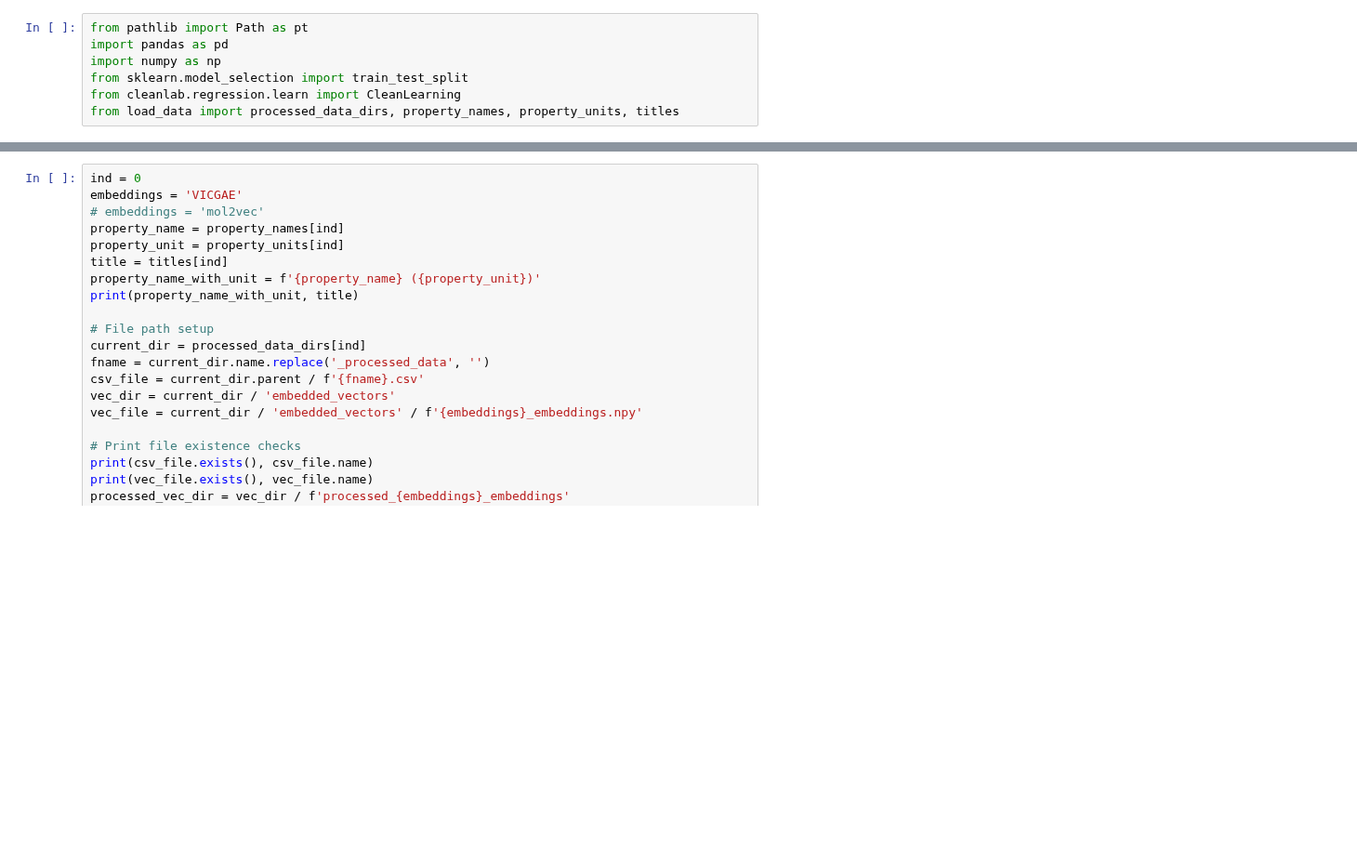
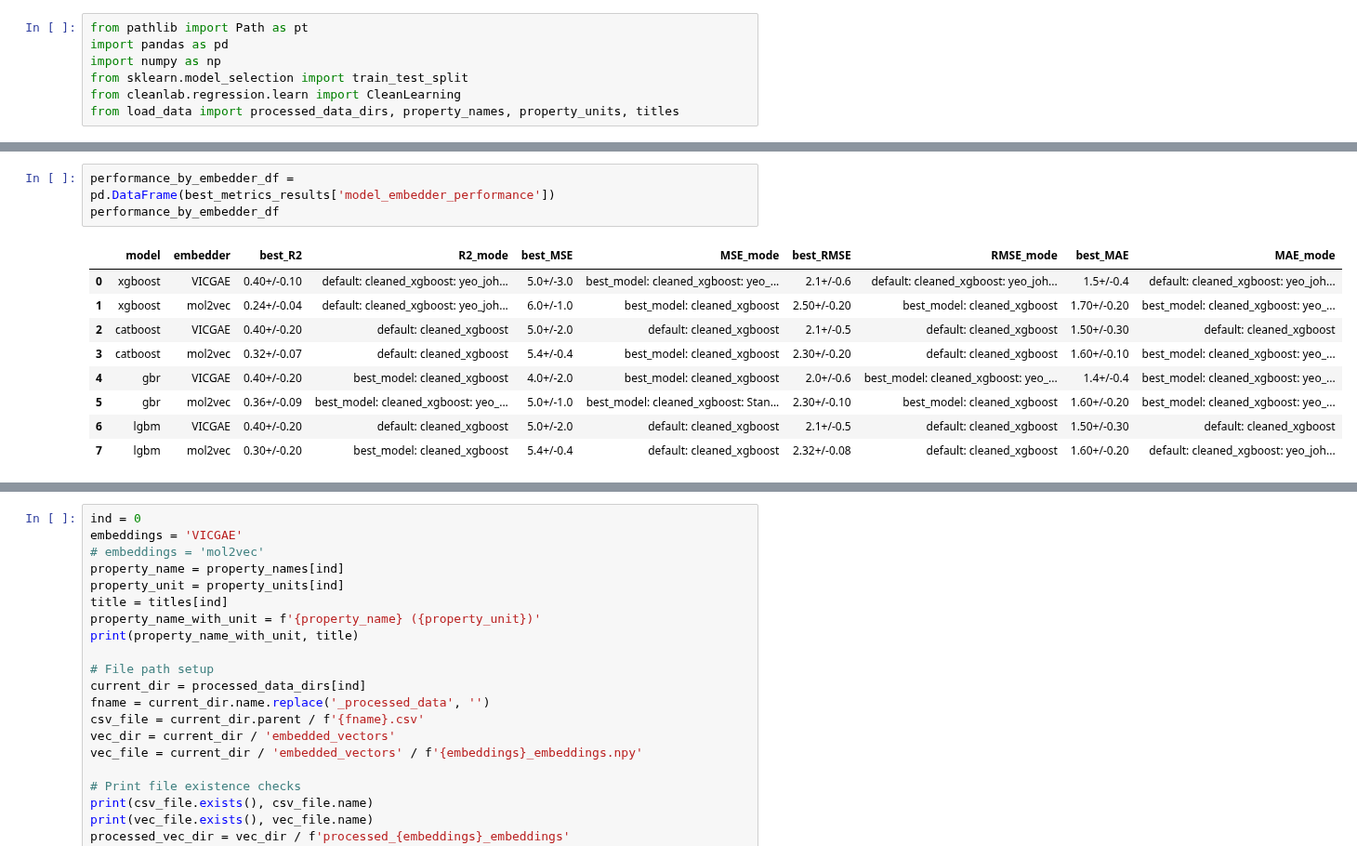
Before and after one commit to aravindhnivas/cxml_py, a Jupyter notebook: notebooks/testing.ipynb, the cells around one changed output, grey strips where cells are left out. Shown at 93% size. Saved outputs shown, nothing was run; the diff lists cells and outputs as text; blank space fills up the shorter version.

```diff
--- a/notebooks/testing.ipynb
+++ b/notebooks/testing.ipynb
@@ -7,0 +206,13 @@ from load_data import processed_data_dirs, property_names, property_units, title
+# %%
+performance_by_embedder_df = pd.DataFrame(best_metrics_results['model_embedder_performance'])
+performance_by_embedder_df
+# %% [output]
+|  | model | embedder | best_R2 | R2_mode | best_MSE | MSE_mode | best_RMSE | RMSE_mode | best_MAE | MAE_mode |
+| 0 | xgboost | VICGAE | 0.40+/-0.10 | default: cleaned_xgboost: yeo_joh... | 5.0+/-3.0 | best_model: cleaned_xgboost: yeo_... | 2.1+/-0.6 | default: cleaned_xgboost: yeo_joh... | 1.5+/-0.4 | default: cleaned_xgboost: yeo_joh... |
+| 1 | xgboost | mol2vec | 0.24+/-0.04 | default: cleaned_xgboost: yeo_joh... | 6.0+/-1.0 | best_model: cleaned_xgboost | 2.50+/-0.20 | best_model: cleaned_xgboost | 1.70+/-0.20 | best_model: cleaned_xgboost: yeo_... |
+| 2 | catboost | VICGAE | 0.40+/-0.20 | default: cleaned_xgboost | 5.0+/-2.0 | default: cleaned_xgboost | 2.1+/-0.5 | default: cleaned_xgboost | 1.50+/-0.30 | default: cleaned_xgboost |
+| 3 | catboost | mol2vec | 0.32+/-0.07 | default: cleaned_xgboost | 5.4+/-0.4 | best_model: cleaned_xgboost | 2.30+/-0.20 | default: cleaned_xgboost | 1.60+/-0.10 | best_model: cleaned_xgboost: yeo_... |
+| 4 | gbr | VICGAE | 0.40+/-0.20 | best_model: cleaned_xgboost | 4.0+/-2.0 | best_model: cleaned_xgboost | 2.0+/-0.6 | best_model: cleaned_xgboost: yeo_... | 1.4+/-0.4 | best_model: cleaned_xgboost: yeo_... |
+| 5 | gbr | mol2vec | 0.36+/-0.09 | best_model: cleaned_xgboost: yeo_... | 5.0+/-1.0 | best_model: cleaned_xgboost: Stan... | 2.30+/-0.10 | best_model: cleaned_xgboost | 1.60+/-0.20 | best_model: cleaned_xgboost: yeo_... |
+| 6 | lgbm | VICGAE | 0.40+/-0.20 | default: cleaned_xgboost | 5.0+/-2.0 | default: cleaned_xgboost | 2.1+/-0.5 | default: cleaned_xgboost | 1.50+/-0.30 | default: cleaned_xgboost |
+| 7 | lgbm | mol2vec | 0.30+/-0.20 | best_model: cleaned_xgboost | 5.4+/-0.4 | default: cleaned_xgboost | 2.32+/-0.08 | default: cleaned_xgboost | 1.60+/-0.20 | default: cleaned_xgboost: yeo_joh... |
```
Also changed, not shown: parts of 8 cells of this notebook.
